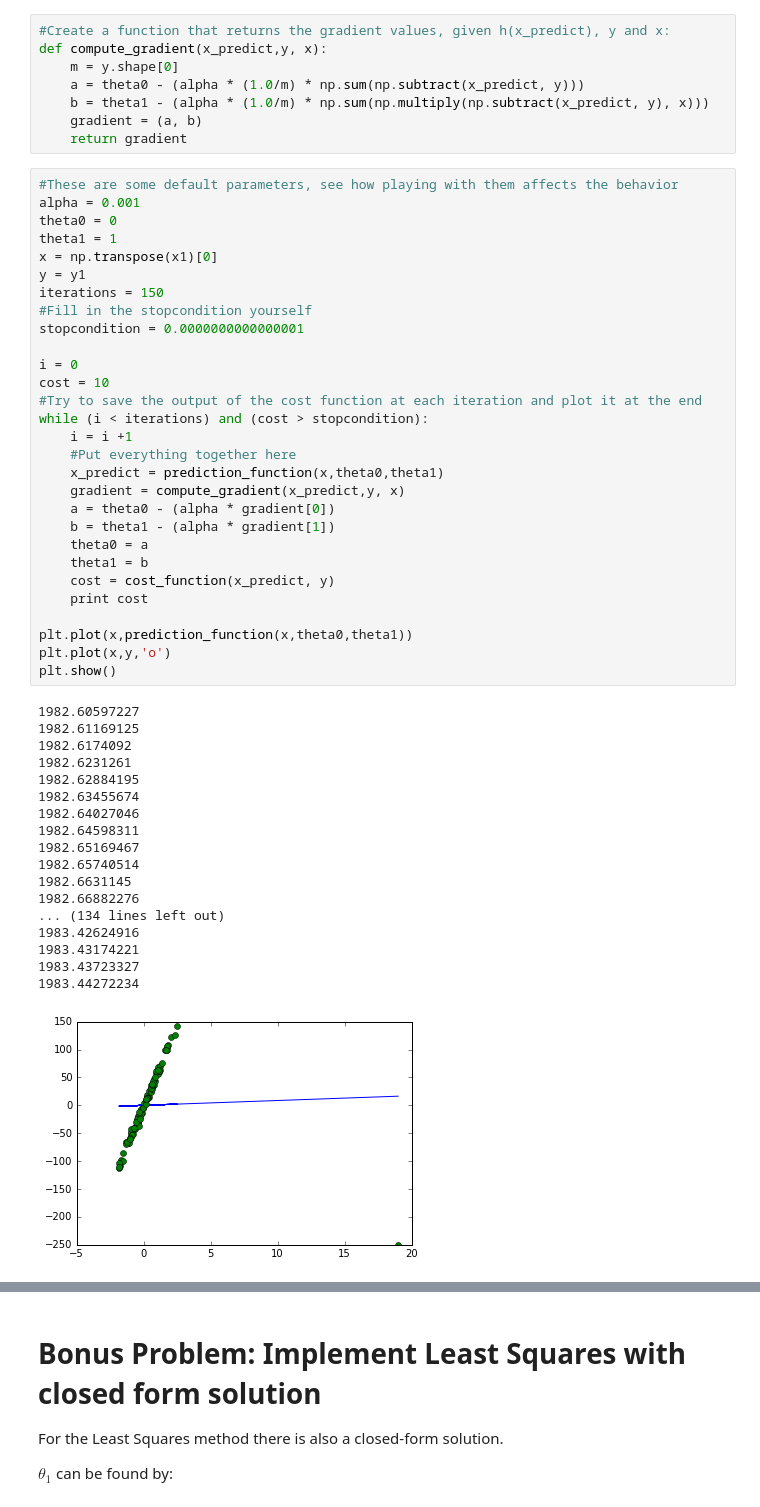
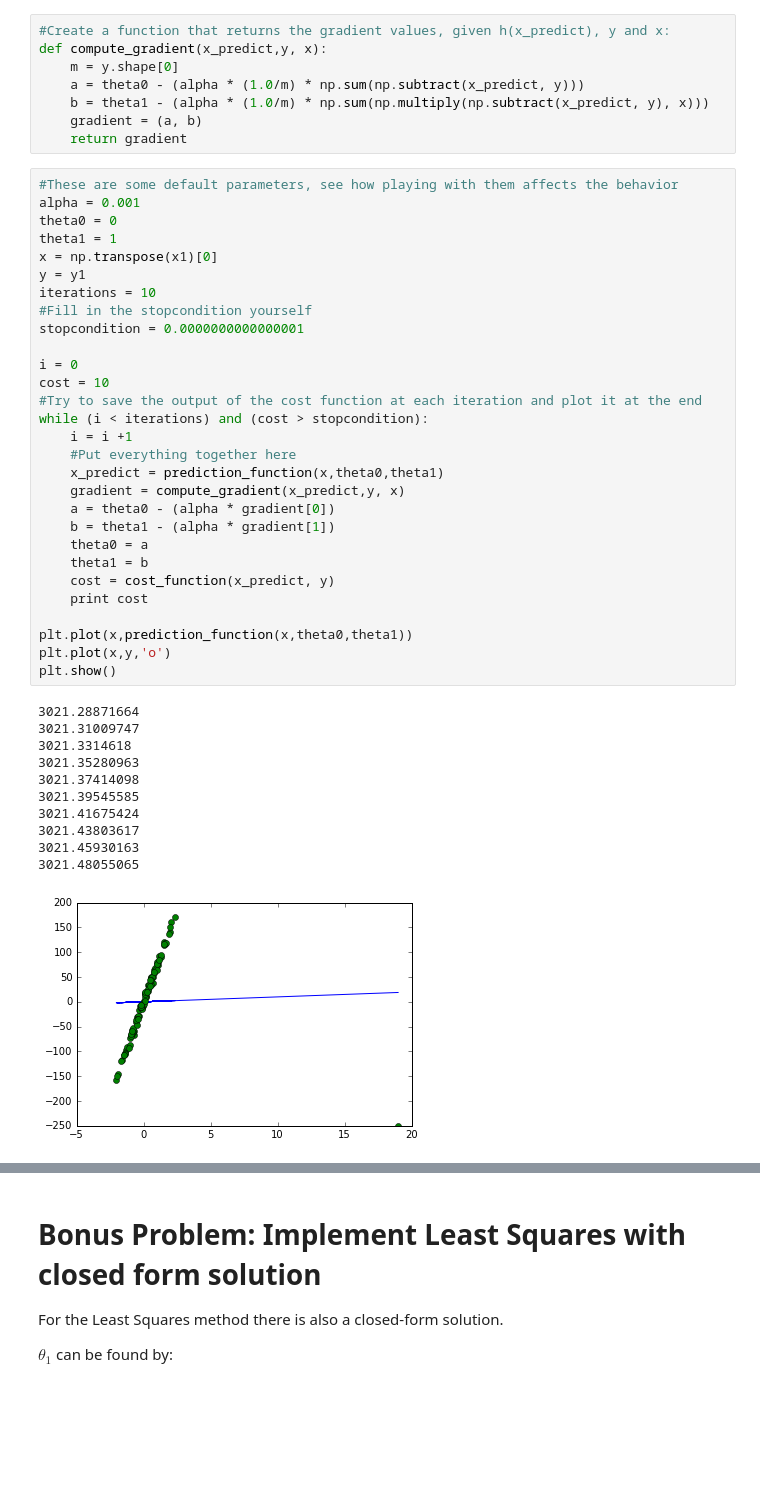
Before and after one commit to dovalioglu/MachineLearning, a Jupyter notebook: Programming Assignments/1-assignment.ipynb, the cells around one changed output, grey strips where cells are left out. Saved outputs shown, nothing was run; the diff lists cells and outputs as text; blank space fills up the shorter version.

```diff
--- a/Programming Assignments/1-assignment.ipynb
+++ b/Programming Assignments/1-assignment.ipynb
@@ -143,51 +143,44 @@ def compute_gradient(x_predict,y, x):
 # %%
 #These are some default parameters, see how playing with them affects the behavior
 alpha = 0.001
 theta0 = 0
 theta1 = 1
 x = np.transpose(x1)[0]
 y = y1
-iterations = 150
+iterations = 10
 #Fill in the stopcondition yourself
 stopcondition = 0.0000000000000001
 
 i = 0
 cost = 10
 #Try to save the output of the cost function at each iteration and plot it at the end
 while (i < iterations) and (cost > stopcondition):
     i = i +1
     #Put everything together here
     x_predict = prediction_function(x,theta0,theta1)
     gradient = compute_gradient(x_predict,y, x)
     a = theta0 - (alpha * gradient[0])
     b = theta1 - (alpha * gradient[1])
     theta0 = a
     theta1 = b
     cost = cost_function(x_predict, y)
     print cost
 
 plt.plot(x,prediction_function(x,theta0,theta1))
 plt.plot(x,y,'o')
 plt.show()
 # %% [output]
-1982.60597227
-1982.61169125
-1982.6174092
-1982.6231261
-1982.62884195
-1982.63455674
-1982.64027046
-1982.64598311
-1982.65169467
-1982.65740514
-1982.6631145
-1982.66882276
-... (134 lines left out)
-1983.42624916
-1983.43174221
-1983.43723327
-1983.44272234
+3021.28871664
+3021.31009747
+3021.3314618
+3021.35280963
+3021.37414098
+3021.39545585
+3021.41675424
+3021.43803617
+3021.45930163
+3021.48055065
-[figure, old version]
+[figure, new version]
 # %% [markdown]
 ## Problem 4
 
```
Also changed, not shown: parts of 5 cells of this notebook.
